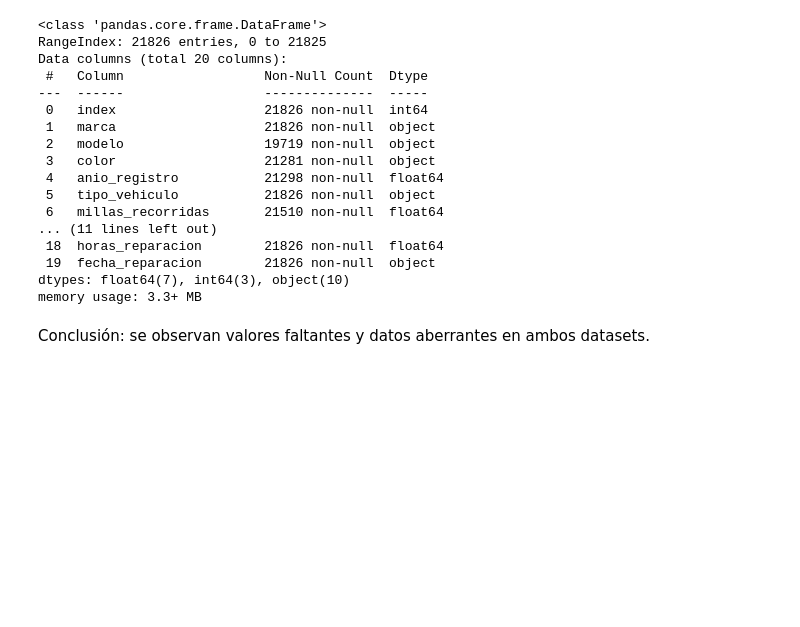
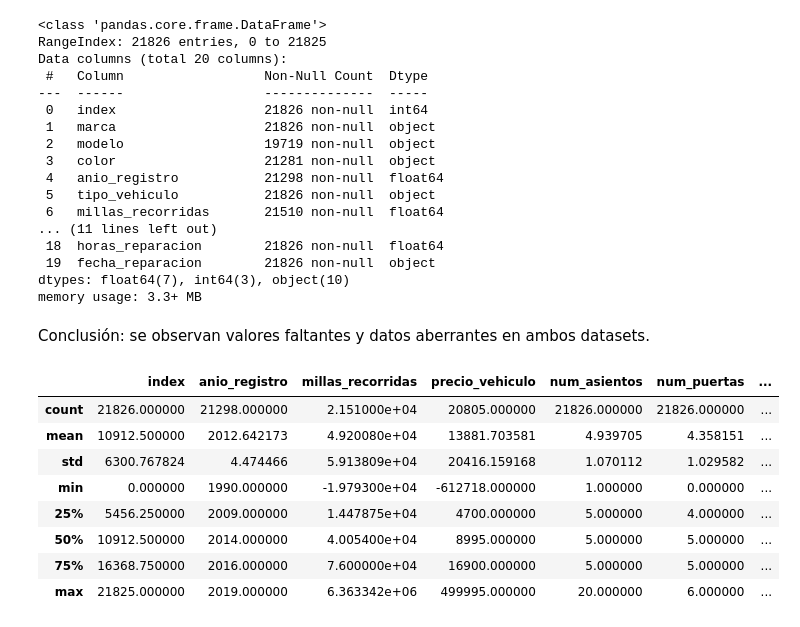
Before and after one commit to WSmithDR/machine-learning-project, a Jupyter notebook: 0. Revision preliminar.ipynb, the cells around one changed output. Drawn from its saved outputs; the diff is of its cells as text; code cells hidden in the pictures; blank space fills up the shorter version.

```diff
--- a/0. Revision preliminar.ipynb
+++ b/0. Revision preliminar.ipynb
@@ -20,3 +16,0 @@ from constants import initial_dir
-# %%
-df_test = pd.read_csv(f'{initial_dir}/vehiculos_test.csv')
-df_test.head()
@@ -93,3 +100,15 @@ dtypes: float64(7), int64(3), object(10)
 memory usage: 3.3+ MB
 # %% [markdown]
 Conclusión: se observan valores faltantes y datos aberrantes en ambos datasets.
+# %%
+df_test.describe()
+# %% [output]
+|  | index | anio_registro | millas_recorridas | precio_vehiculo | num_asientos | num_puertas | ... |
+| count | 21826.000000 | 21298.000000 | 2.151000e+04 | 20805.000000 | 21826.000000 | 21826.000000 | ... |
+| mean | 10912.500000 | 2012.642173 | 4.920080e+04 | 13881.703581 | 4.939705 | 4.358151 | ... |
+| std | 6300.767824 | 4.474466 | 5.913809e+04 | 20416.159168 | 1.070112 | 1.029582 | ... |
+| min | 0.000000 | 1990.000000 | -1.979300e+04 | -612718.000000 | 1.000000 | 0.000000 | ... |
+| 25% | 5456.250000 | 2009.000000 | 1.447875e+04 | 4700.000000 | 5.000000 | 4.000000 | ... |
+| 50% | 10912.500000 | 2014.000000 | 4.005400e+04 | 8995.000000 | 5.000000 | 5.000000 | ... |
+| 75% | 16368.750000 | 2016.000000 | 7.600000e+04 | 16900.000000 | 5.000000 | 5.000000 | ... |
+| max | 21825.000000 | 2019.000000 | 6.363342e+06 | 499995.000000 | 20.000000 | 6.000000 | ... |
```
Also changed, not shown: parts of 6 cells of this notebook, 3 other files.
